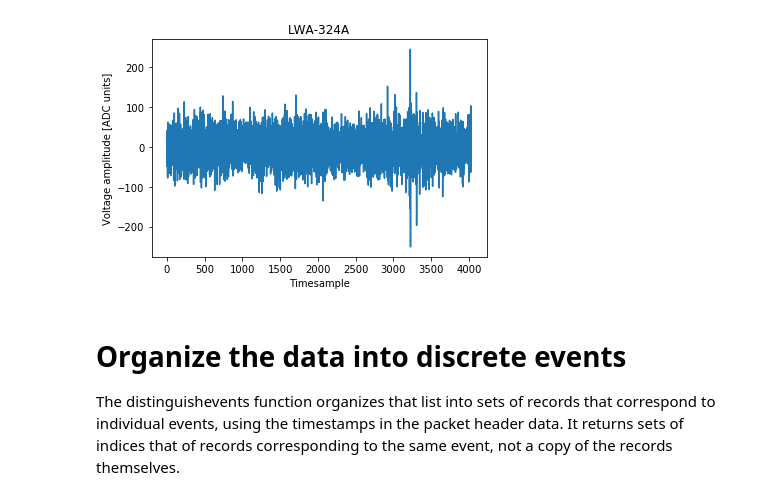
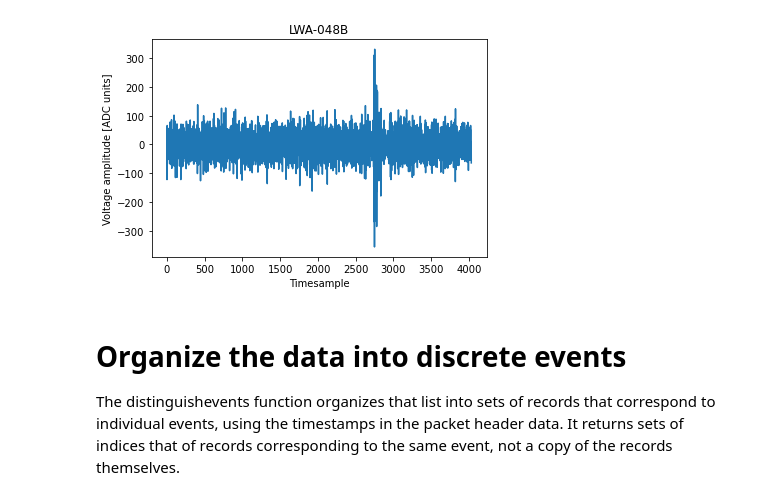
Before and after one commit to kathrynplant/lwa-cosmic-rays, a Jupyter notebook: Tutorial.ipynb, the cells around one changed output. Saved outputs shown, nothing was run; the diff lists cells and outputs as text; code cells hidden in the pictures.

```diff
--- a/Tutorial.ipynb
+++ b/Tutorial.ipynb
@@ -33,18 +28,20 @@ records=parsefile('/data0/cosmic-ray-data/2023August9/overnight1691668075.879929
+# %%
+records=parsefile('/lustre/kplant/2024May1/overnight1714651646.3453243.dat')
 # %%
 record=records[0]
 first_timeseries=record['data']
 plt.plot(first_timeseries)
 plt.xlabel('Timesample')
 plt.ylabel('Voltage amplitude [ADC units]')
 
 snap_input=packet_ant_id_2_snap_input(record['antenna_id'])
-snap_board_number=packet_ant_id_2_snap_input(record['board_id'])
+snap_board_number=record['board_id']
 name=mapping.snap2_to_antpol(snap_board_number,snap_input)
 
 plt.title(name)
 plt.show()
 # %% [output]
-[figure, old version]
+[figure, new version]
 # %% [markdown]
 # Organize the data into discrete events
  The distinguishevents function organizes that list into sets of records that correspond to individual events, using the timestamps in the packet header data. It returns sets of indices that of records corresponding to the same event, not a copy of the records themselves.
```
Also changed, not shown: parts of 11 cells of this notebook, 1 other file.
